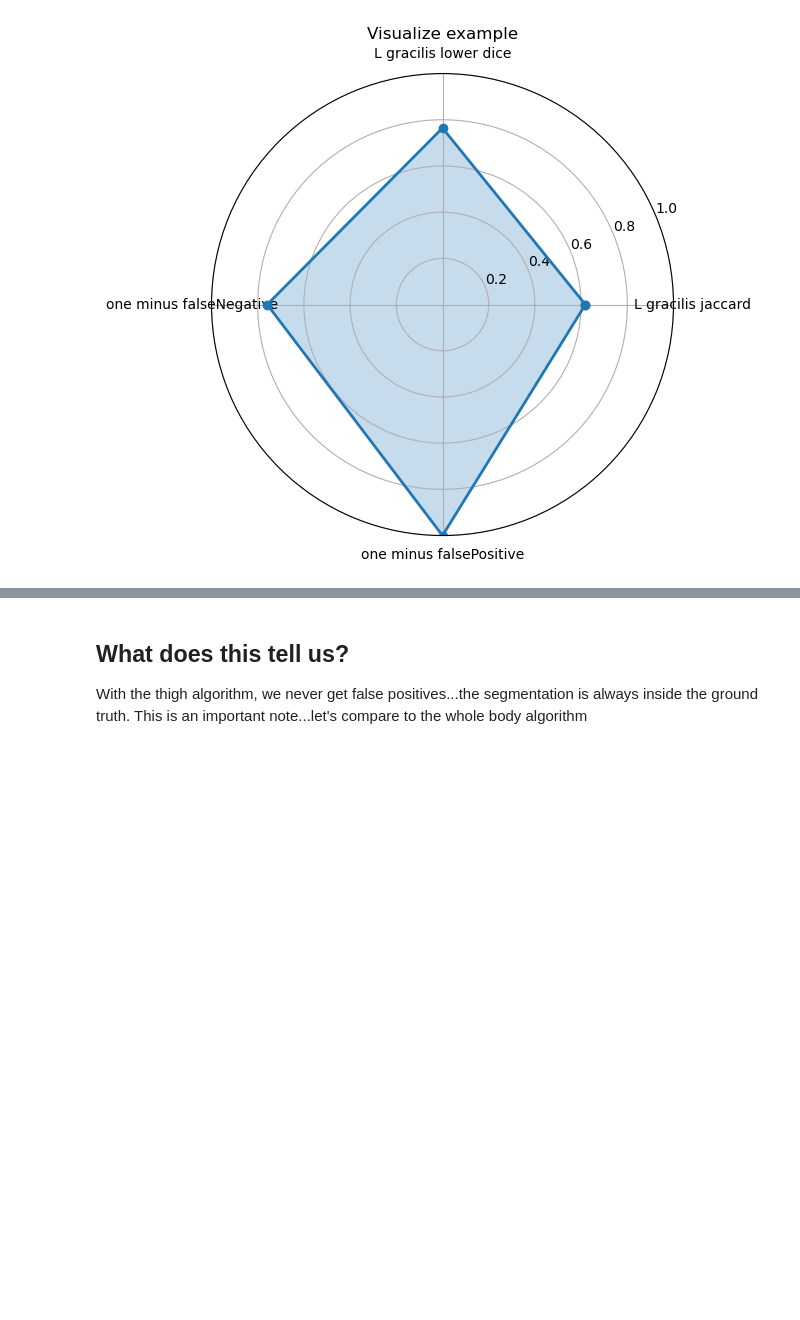
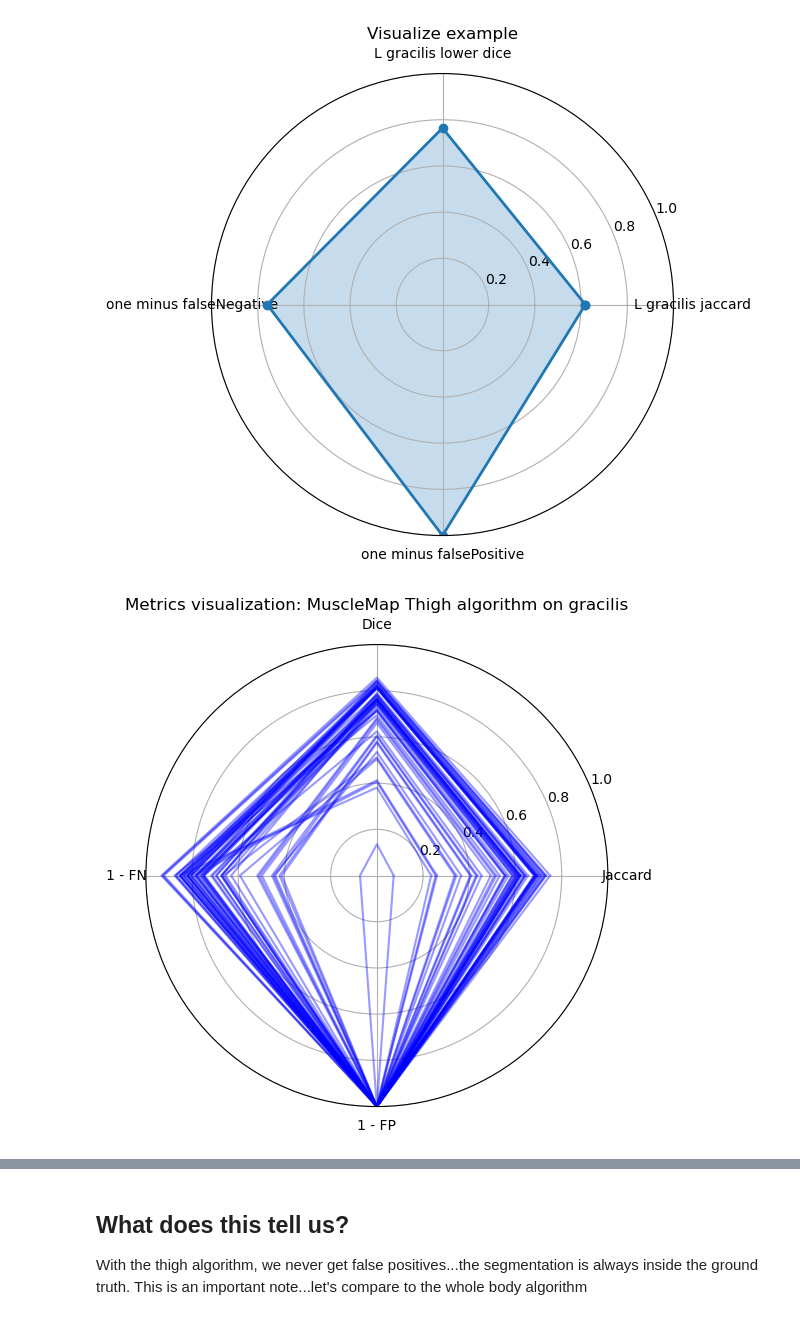
Before and after one commit to drcandacemakedamoore/dissector, a Jupyter notebook: eval_notebooks/evaluations_muscle_map/visual_compare.ipynb, the cells around one changed output, grey strips where cells are left out. Cells and saved outputs as stored; diff of their text form; code cells hidden in the pictures; blank space fills up the shorter version.

```diff
--- a/eval_notebooks/evaluations_muscle_map/visual_compare.ipynb
+++ b/eval_notebooks/evaluations_muscle_map/visual_compare.ipynb
@@ -120,8 +85,10 @@ single_row_viz(["L_gracilis_jaccard","L_gracilis_lower_dice:","one_minus_falseNe
 # %%
 radarplot_single_dataset(
     ["L_gracilis_jaccard","L_gracilis_lower_dice:","one_minus_falseNegative","one_minus_falsePositive"],
     thigh_left_grac_dataset,
     "Metrics visualization: MuscleMap Thigh algorithm on gracilis",
-    #["Jaccard","Dice","1 - FN","1 - FP"]
+    ["Jaccard","Dice","1 - FN","1 - FP"]
         )
+# %% [output]
+[figure, added]
 # %%
```
Also changed, not shown: parts of 4 cells of this notebook, 1 other file.
